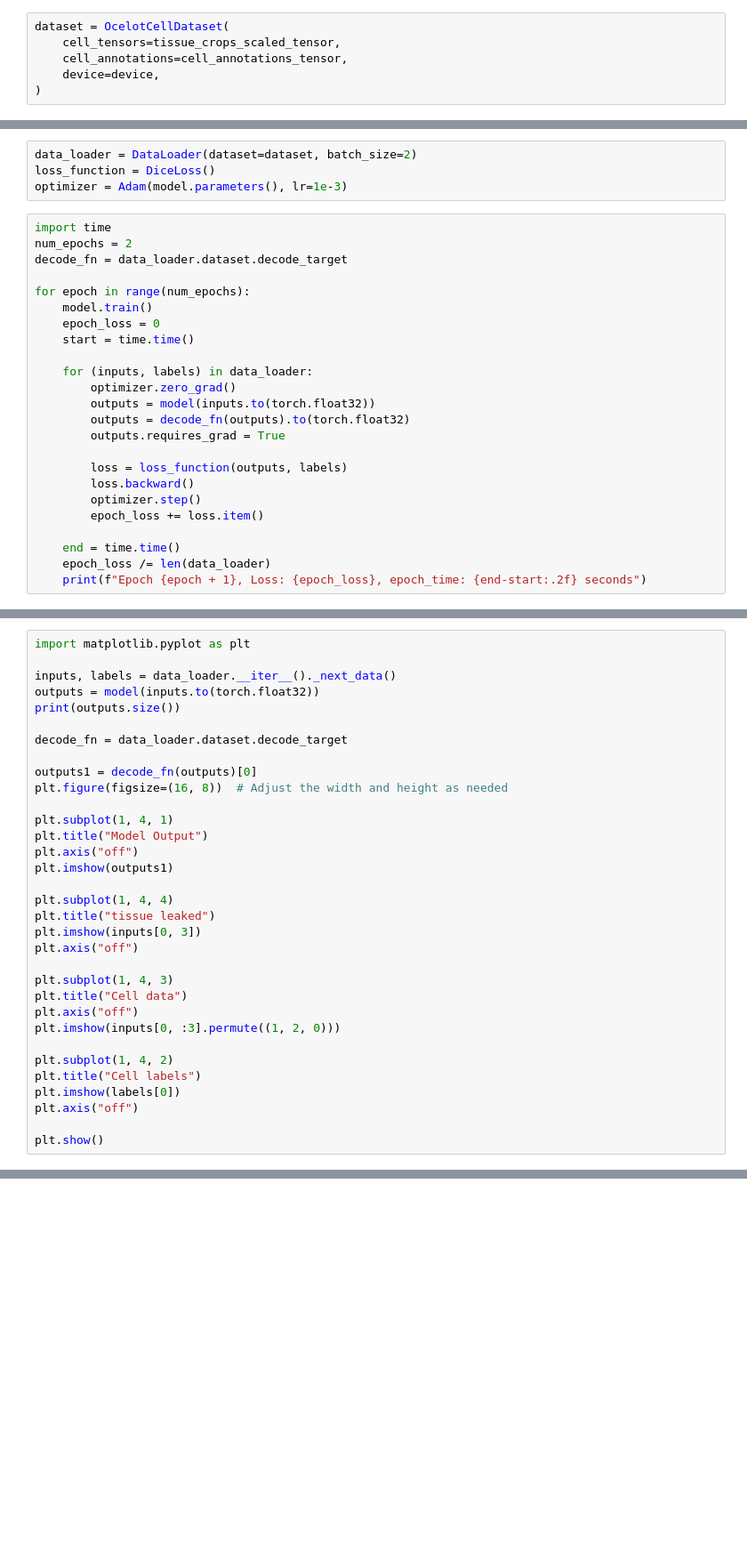
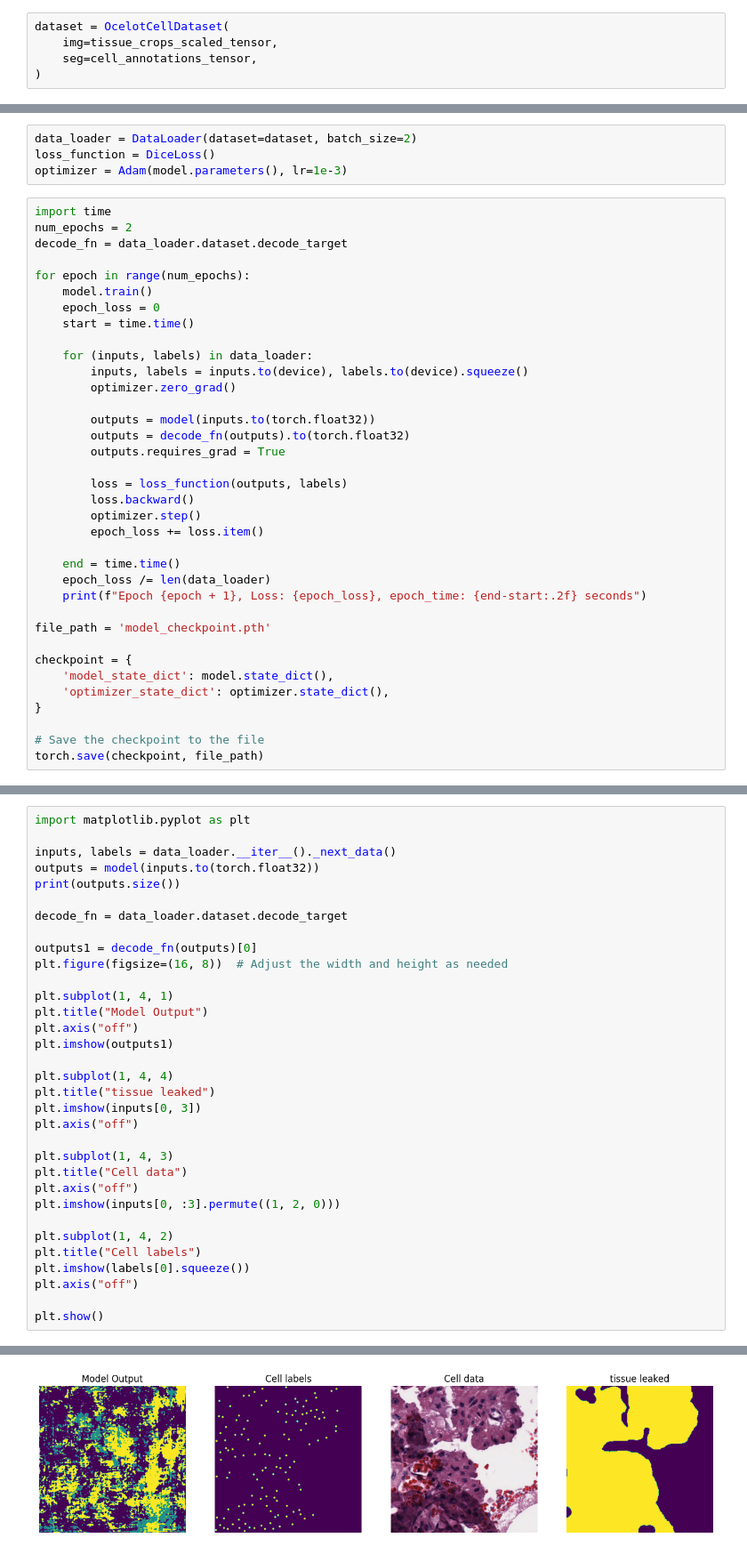
Before and after one commit to bendikgh/histopathology_segmentation, a Jupyter notebook: tissue_leaking.ipynb, the cells around one changed output, grey strips where cells are left out. Shown at 89% size. Saved outputs shown, nothing was run; the diff lists cells and outputs as text; blank space fills up the shorter version.

```diff
--- a/tissue_leaking.ipynb
+++ b/tissue_leaking.ipynb
@@ -95,8 +93,7 @@ for data_id in sorted(list(data.keys())):
 tissue_crops_scaled_tensor = torch.stack(cell_channels_with_tissue_annotations)
 # %%
 dataset = OcelotCellDataset(
-    cell_tensors=tissue_crops_scaled_tensor,
-    cell_annotations=cell_annotations_tensor,
-    device=device,
+    img=tissue_crops_scaled_tensor,
+    seg=cell_annotations_tensor,
 )
 # %% [output]
@@ -117,7 +113,9 @@ for epoch in range(num_epochs):
     start = time.time()
 
     for (inputs, labels) in data_loader:
+        inputs, labels = inputs.to(device), labels.to(device).squeeze()
         optimizer.zero_grad()
+
         outputs = model(inputs.to(torch.float32))
         outputs = decode_fn(outputs).to(torch.float32)
         outputs.requires_grad = True
@@ -130,3 +128,13 @@ for epoch in range(num_epochs):
     end = time.time()
     epoch_loss /= len(data_loader)
     print(f"Epoch {epoch + 1}, Loss: {epoch_loss}, epoch_time: {end-start:.2f} seconds")
+
+file_path = 'model_checkpoint.pth'
+
+checkpoint = {
+    'model_state_dict': model.state_dict(),
+    'optimizer_state_dict': optimizer.state_dict(),
+}
+
+# Save the checkpoint to the file
+torch.save(checkpoint, file_path)
@@ -159,7 +172,8 @@ plt.imshow(inputs[0, :3].permute((1, 2, 0)))
 
 plt.subplot(1, 4, 2)
 plt.title("Cell labels")
-plt.imshow(labels[0])
+plt.imshow(labels[0].squeeze())
 plt.axis("off")
 
 plt.show()
+# %% [output]
@@ -165,0 +181 @@ plt.show()
+[figure, added]
```
Also changed, not shown: parts of 6 cells of this notebook, 1 other file.
